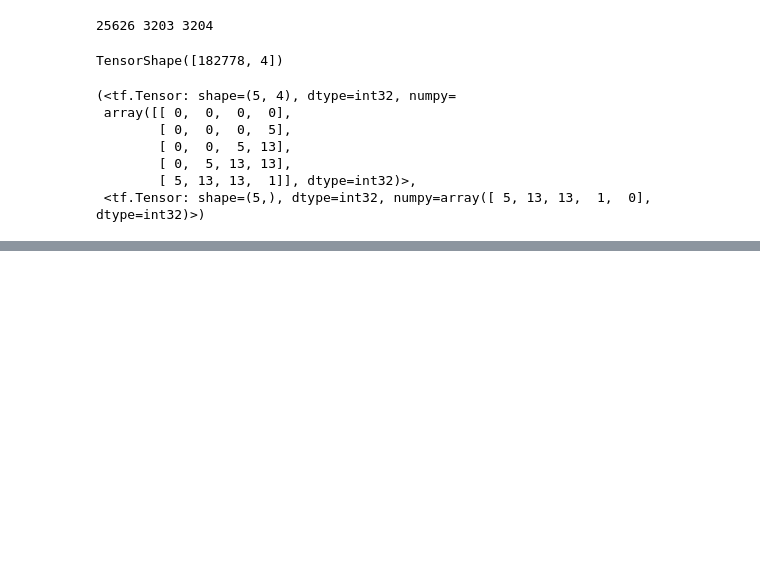
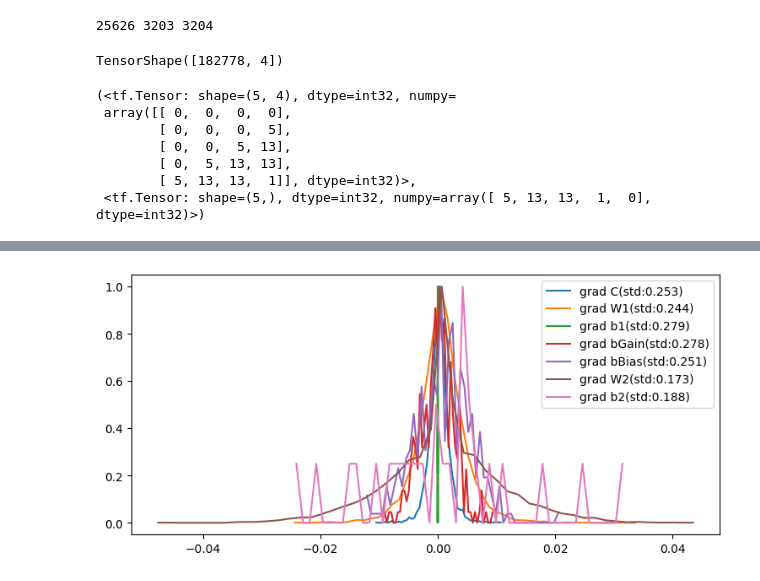
Before and after one commit to banished-panda/makemore, a Jupyter notebook: Makemore(C).ipynb, the cells around one changed output, grey strips where cells are left out. Cells and saved outputs as stored; diff of their text form; code cells hidden in the pictures; blank space fills up the shorter version.

```diff
--- a/Makemore(C).ipynb
+++ b/Makemore(C).ipynb
@@ -191,3 +237,7 @@ Epoch: 1 learning_rate: 0.1
+# %%
+graph_distribution(gradients, ['grad C', 'grad W1', 'grad b1','grad bGain','grad bBias', 'grad W2', 'grad b2'])
+# %% [output]
+[figure, added]
 # %%
 # evaluate on a dataset
 def evaluate(dataset):
```
Also changed, not shown: parts of 12 cells of this notebook.
